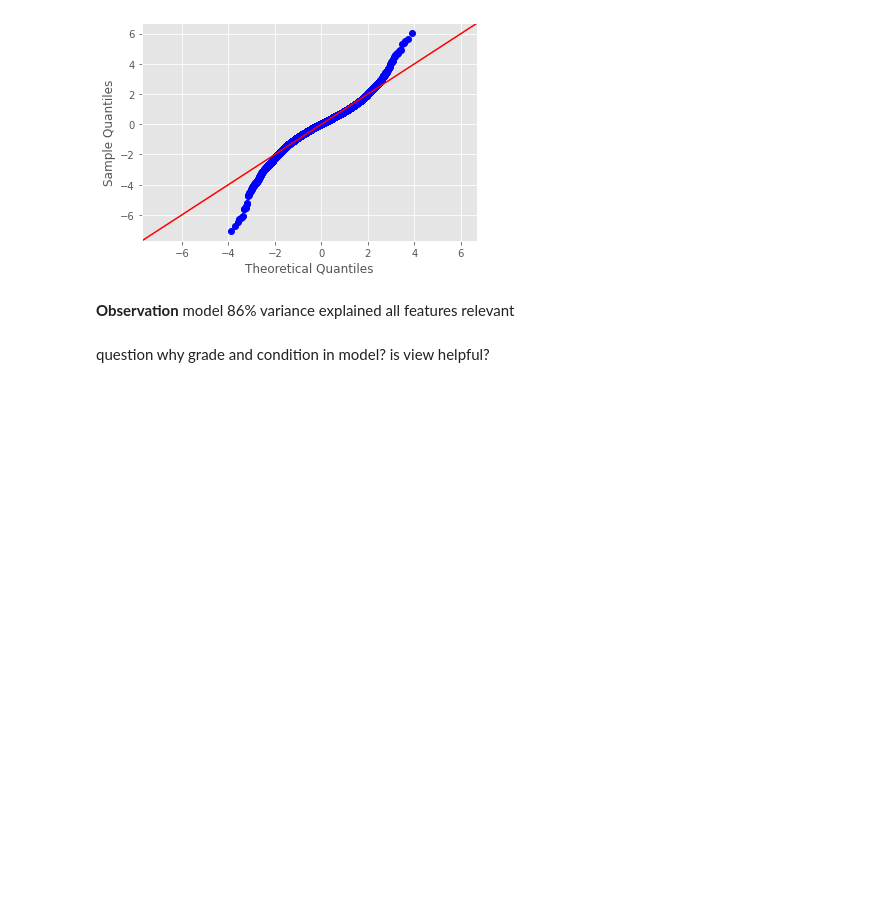
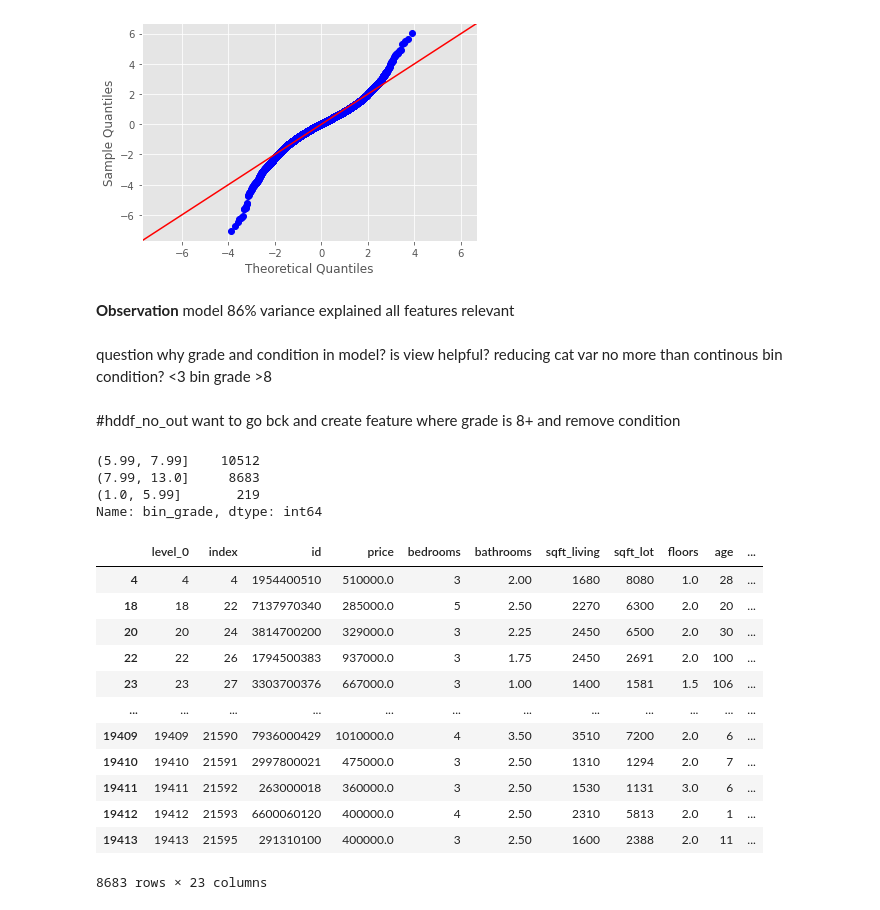
Before and after one commit to SunTzuLombardi/HomeRegression, a Jupyter notebook: HomeRegression.ipynb, the cells around one changed output. Saved outputs shown, nothing was run; the diff lists cells and outputs as text; code cells hidden in the pictures; blank space fills up the shorter version.

```diff
--- a/HomeRegression.ipynb
+++ b/HomeRegression.ipynb
@@ -1685,3 +1686,38 @@ fig = sm.graphics.qqplot(model_7.resid, dist=stats.norm, line='45', fit=True)
 **Observation** model 86% variance explained all features relevant
 # %% [markdown]
 question  why grade and condition in model? is view helpful?
+reducing cat var no more than continous
+bin condition?  <3
+bin grade >8
+# %%
+hddf_no_out.reset_index(inplace=True)
+# %% [markdown]
+#hddf_no_out
+want to go bck and create feature where grade is 8+ and remove condition
+# %%
+
+bins = [1,5.99,7.99,13]
+hddf_no_out['bin_grade'] = pd.cut(hddf_no_out['grade'],bins)
+# %%
+hddf_no_out['bin_grade'].value_counts()
+# %% [output]
+(5.99, 7.99]    10512
+(7.99, 13.0]     8683
+(1.0, 5.99]       219
+Name: bin_grade, dtype: int64
+# %%
+hddf_no_out[hddf_no_out['grade']>=8]
+# %% [output]
+|  | level_0 | index | id | price | bedrooms | bathrooms | sqft_living | sqft_lot | floors | age | ... |
+| 4 | 4 | 4 | 1954400510 | 510000.0 | 3 | 2.00 | 1680 | 8080 | 1.0 | 28 | ... |
+| 18 | 18 | 22 | 7137970340 | 285000.0 | 5 | 2.50 | 2270 | 6300 | 2.0 | 20 | ... |
+| 20 | 20 | 24 | 3814700200 | 329000.0 | 3 | 2.25 | 2450 | 6500 | 2.0 | 30 | ... |
+| 22 | 22 | 26 | 1794500383 | 937000.0 | 3 | 1.75 | 2450 | 2691 | 2.0 | 100 | ... |
+| 23 | 23 | 27 | 3303700376 | 667000.0 | 3 | 1.00 | 1400 | 1581 | 1.5 | 106 | ... |
+| ... | ... | ... | ... | ... | ... | ... | ... | ... | ... | ... | ... |
+| 19409 | 19409 | 21590 | 7936000429 | 1010000.0 | 4 | 3.50 | 3510 | 7200 | 2.0 | 6 | ... |
+| 19410 | 19410 | 21591 | 2997800021 | 475000.0 | 3 | 2.50 | 1310 | 1294 | 2.0 | 7 | ... |
+| 19411 | 19411 | 21592 | 263000018 | 360000.0 | 3 | 2.50 | 1530 | 1131 | 3.0 | 6 | ... |
+| 19412 | 19412 | 21593 | 6600060120 | 400000.0 | 4 | 2.50 | 2310 | 5813 | 2.0 | 1 | ... |
+| 19413 | 19413 | 21595 | 291310100 | 400000.0 | 3 | 2.50 | 1600 | 2388 | 2.0 | 11 | ... |
+8683 rows × 23 columns
```
Also changed, not shown: parts of 45 cells of this notebook.
